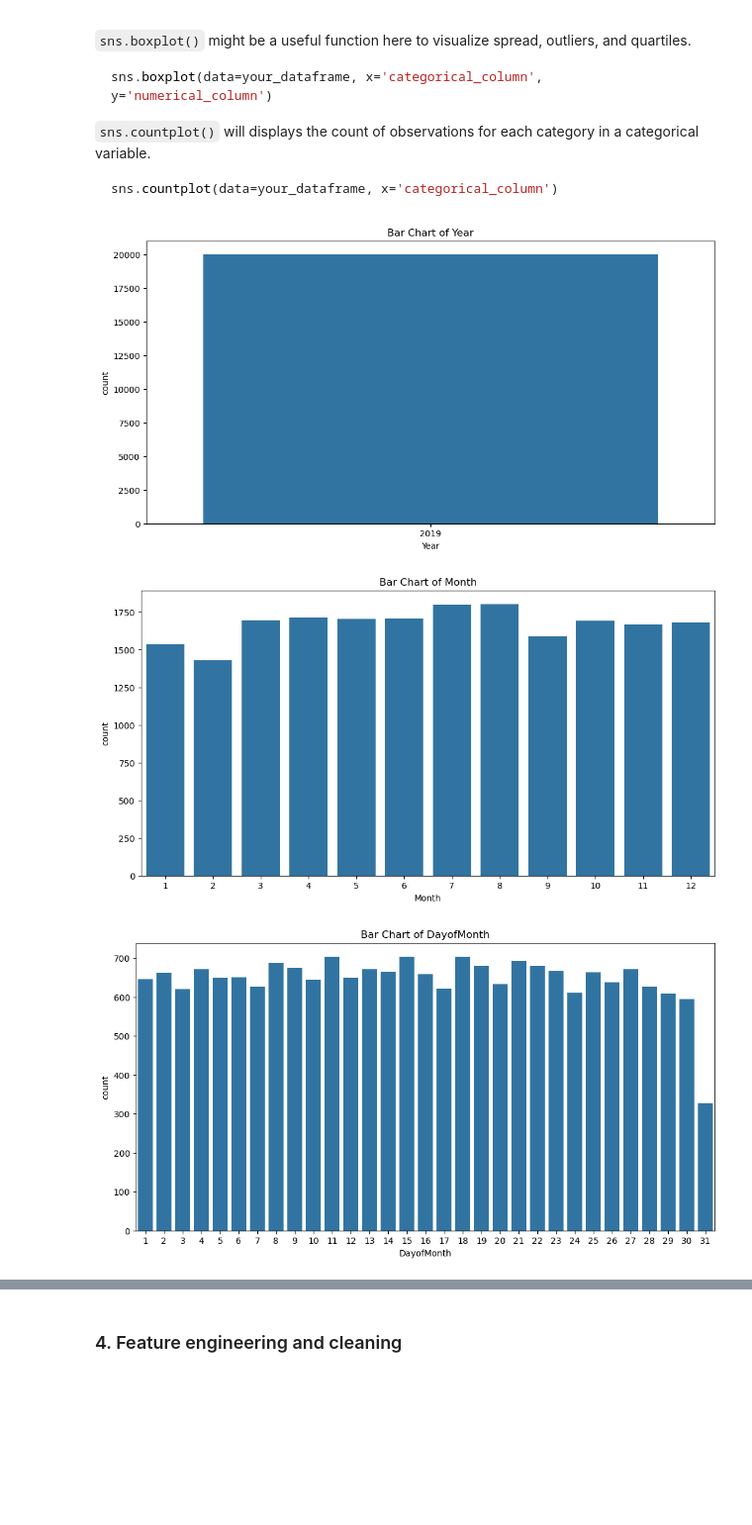
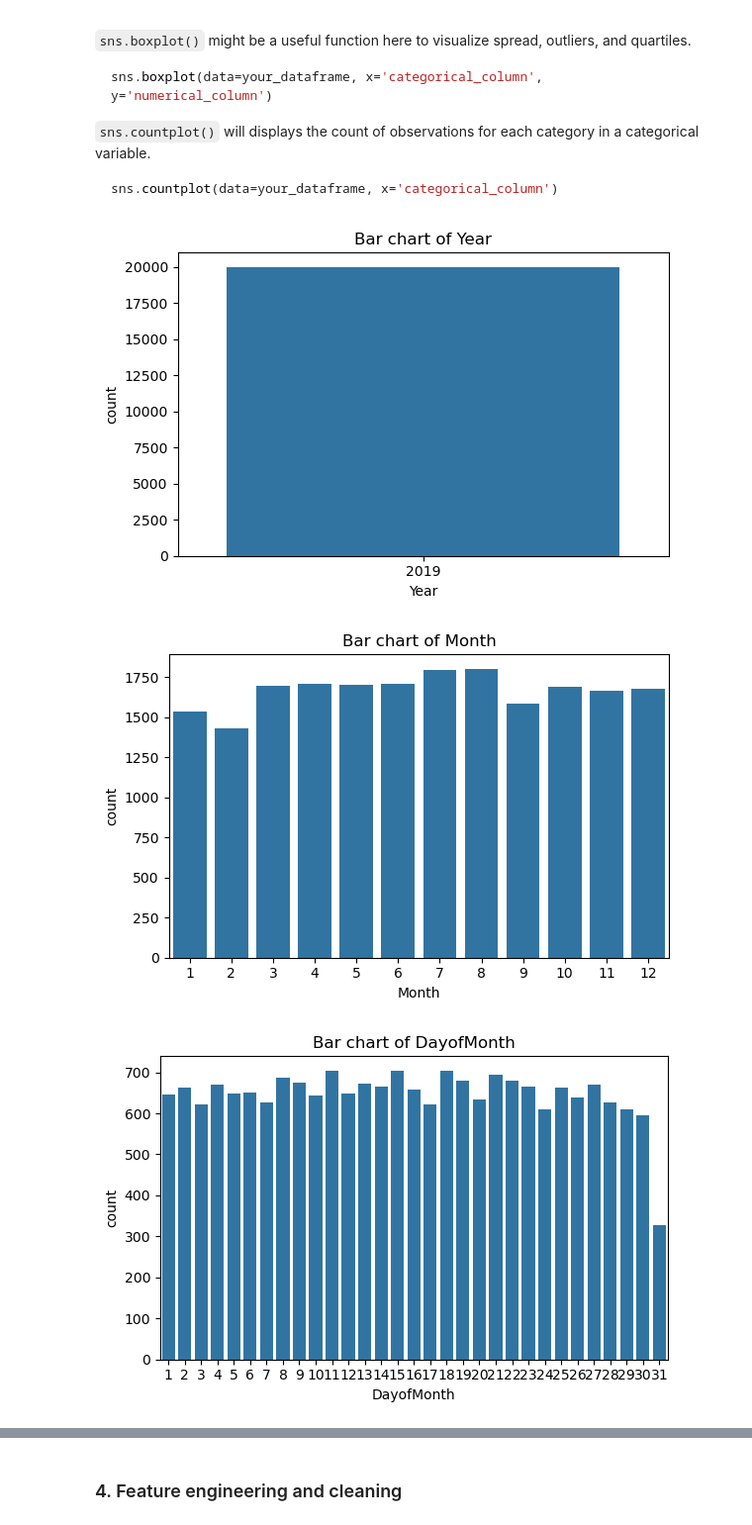
Before and after one commit to yashfadia2026/data_eng300SP_fadia, a Jupyter notebook: labs/lab1/lab1 - Yash Fadia.ipynb, the cells around one changed output, grey strips where cells are left out. Shown at 99% size. Drawn from its saved outputs; the diff is of its cells as text; code cells hidden in the pictures; blank space fills up the shorter version.

```diff
--- a/labs/lab1/lab1 - Yash Fadia.ipynb
+++ b/labs/lab1/lab1 - Yash Fadia.ipynb
@@ -114,7 +114,7 @@ data.rename(columns = {
 }, inplace = True)
 
 ## 1.2 Random sampling for further analysis
-random_sample = data.sample(n=20000, random_state=42)
+data = data.sample(n = 20000, random_state = 42)
 # %% [markdown]
 ### 2. Basic EDA
 # %%
@@ -140,7 +140,8 @@ def get_info(pd_frame):
     res['var_type'] = ['Continuous' if res.loc[ind, 'unique_val'] >=100 else 'Categorical' for ind in res.index]
     return res
 
-get_info(random_sample)
+info = get_info(data)
+info
 # %% [output]
 |  | count | mean | std | min | 25% | 50% | 75% | max | missing_percent | unique_val | ... |
 | Year | 20000.0 | 2019.000000 | 0.000000 | 2019.0 | 2019.0 | 2019.0 | 2019.0 | 2019.0 | 0.00000 | 1 | ... |
@@ -178,26 +179,22 @@ sns.countplot(data=your_dataframe, x='categorical_column')
 # %%
 ## 3.1 Visualize the value distribution of each column
 ## If the value type is continuous, we will use boxplot
 ## If the value type is discrete, we will use bar chart
 
 import matplotlib.pyplot as plt
 import seaborn as sns
 
-def visualization(pd_frame):
-    for i in pd_frame.columns:
-        if get_info(pd_frame).loc[i, 'var_type'] == 'Continuous':
-            plt.figure(figsize = (12,6))
-            sns.boxplot(x = pd_frame.loc[:,i])
-            plt.title(f'Boxplot of {i}')
-            plt.show()
-        else:
-            plt.figure(figsize = (12,6))
-            sns.countplot(x = pd_frame.loc[:,i])
-            plt.title(f'Bar Chart of {i}')
-            plt.show()
-
-visualization(random_sample)
+for i in data.columns:
+    plt.figure(figsize = (6,4))
+    if i in info.index and info.loc[i, 'var_type'] == 'Continuous':
+        sns.boxplot(x = data[i])
+        plt.title(f'Boxplot of {i}')
+    else:
+        sns.countplot(x = data[i])
+        plt.title(f'Bar chart of {i}')
+    plt.tight_layout()
+    plt.show()
 # %% [output]
-[figure, old version]
+[figure, new version]
-[figure, old version]
+[figure, new version]
-[figure, old version]
+[figure, new version]
```
Also changed, not shown: parts of 14 cells of this notebook, 1 other file.
